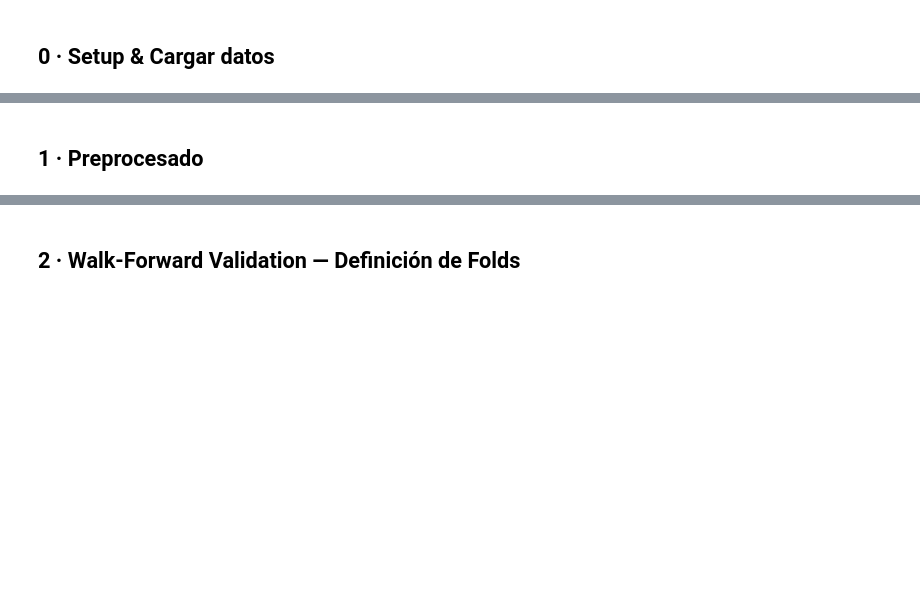
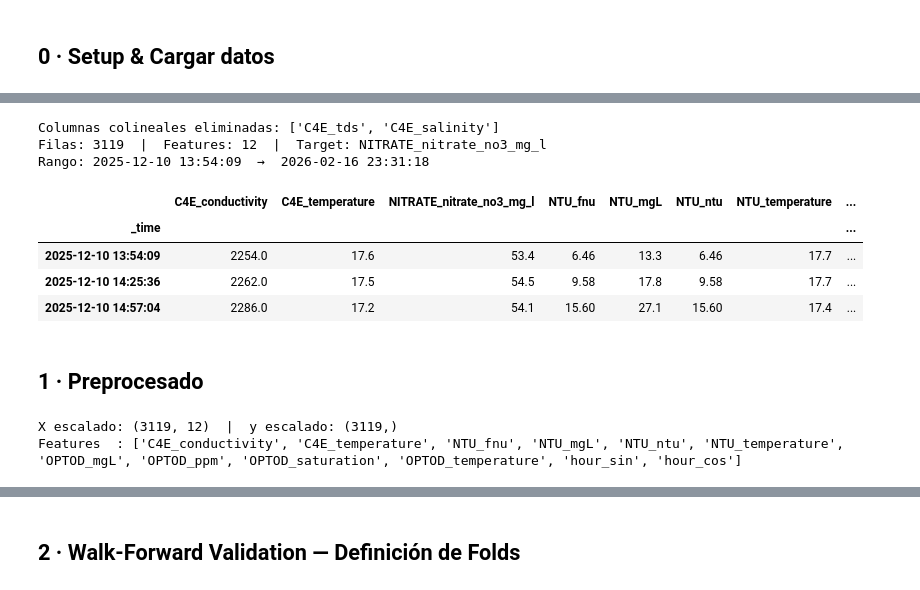
Before and after one commit to ertis-research/bentloy, a Jupyter notebook: tf_experiments.ipynb, the cells around one changed output, grey strips where cells are left out. Cells and saved outputs as stored; diff of their text form; code cells hidden in the pictures; blank space fills up the shorter version.

```diff
--- a/tf_experiments.ipynb
+++ b/tf_experiments.ipynb
@@ -60,18 +76,39 @@ print('  → http://127.0.0.1:5000')
 # %%
 # ── Carga y limpieza ──────────────────────────────────────────────────────────
-df = pd.read_csv('YEGUAS_data.csv')
+df = pd.read_csv('data/processed/YEGUAS_data.csv')
 df['_time'] = pd.to_datetime(df['_time'])
 df = df.set_index('_time').sort_index()
 
 # Eliminar columnas NITRATE excepto el target Y
 cols_to_drop = [c for c in df.columns if 'NITRATE' in c and c != 'NITRATE_nitrate_no3_mg_l']
 df = df.drop(columns=cols_to_drop)
 df = df.dropna(subset=['NITRATE_nitrate_no3_mg_l'])
 df = df.interpolate(method='linear').dropna()
 
+# ── Eliminar variables colineales con conductivity ────────────────────────────
+# TDS ≈ conductivity × factor; salinity ≈ f(conductivity) → información redundante
+_colineal = [c for c in ['C4E_tds', 'C4E_salinity'] if c in df.columns]
+if _colineal:
+    df = df.drop(columns=_colineal)
+    print(f'Columnas colineales eliminadas: {_colineal}')
+
+# ── Ingeniería de variables: ciclo día/noche ──────────────────────────────────
+_hour = df.index.hour
+df['hour_sin'] = np.sin(2 * np.pi * _hour / 24)
+df['hour_cos'] = np.cos(2 * np.pi * _hour / 24)
+
 print(f'Filas: {len(df)}  |  Features: {df.shape[1]-1}  |  Target: NITRATE_nitrate_no3_mg_l')
 print(f'Rango: {df.index[0]}  →  {df.index[-1]}')
 df.head(3)
+# %% [output]
+Columnas colineales eliminadas: ['C4E_tds', 'C4E_salinity']
+Filas: 3119  |  Features: 12  |  Target: NITRATE_nitrate_no3_mg_l
+Rango: 2025-12-10 13:54:09  →  2026-02-16 23:31:18
+|  | C4E_conductivity | C4E_temperature | NITRATE_nitrate_no3_mg_l | NTU_fnu | NTU_mgL | NTU_ntu | NTU_temperature | ... |
+| _time |  |  |  |  |  |  |  | ... |
+| 2025-12-10 13:54:09 | 2254.0 | 17.6 | 53.4 | 6.46 | 13.3 | 6.46 | 17.7 | ... |
+| 2025-12-10 14:25:36 | 2262.0 | 17.5 | 54.5 | 9.58 | 17.8 | 9.58 | 17.7 | ... |
+| 2025-12-10 14:57:04 | 2286.0 | 17.2 | 54.1 | 15.60 | 27.1 | 15.60 | 17.4 | ... |
 # %% [markdown]
 ## 1 · Preprocesado
 # %%
@@ -79,7 +116,7 @@ TARGET = 'NITRATE_nitrate_no3_mg_l'
 FEATURE_COLS = [c for c in df.columns if c != TARGET]
 
 # ── Hiperparámetros globales ──────────────────────────────────────────────────
-WINDOW = 8          # pasos de 30 min = 4 h de historia (reducido vs 48 original)
+WINDOW = 24         # pasos de 30 min = 12 h de historia
 LAG_STEPS = [1, 2, 4]  # lags para Wide & Deep
 
 # ── Separar X e Y ─────────────────────────────────────────────────────────────
@@ -94,6 +131,10 @@ y_scaler = MinMaxScaler()
 y_scaled = y_scaler.fit_transform(y_raw.reshape(-1, 1)).flatten()
 
 print(f'X escalado: {X_scaled.shape}  |  y escalado: {y_scaled.shape}')
+print(f'Features  : {FEATURE_COLS}')
+# %% [output]
+X escalado: (3119, 12)  |  y escalado: (3119,)
+Features  : ['C4E_conductivity', 'C4E_temperature', 'NTU_fnu', 'NTU_mgL', 'NTU_ntu', 'NTU_temperature', 'OPTOD_mgL', 'OPTOD_ppm', 'OPTOD_saturation', 'OPTOD_temperature', 'hour_sin', 'hour_cos']
 # %%
 # ── Función para crear ventanas temporales (modelos B/C/D) ────────────────────
 def make_sequences(X, y, window):
```
Also changed, not shown: parts of 21 cells of this notebook, 14 other files.
